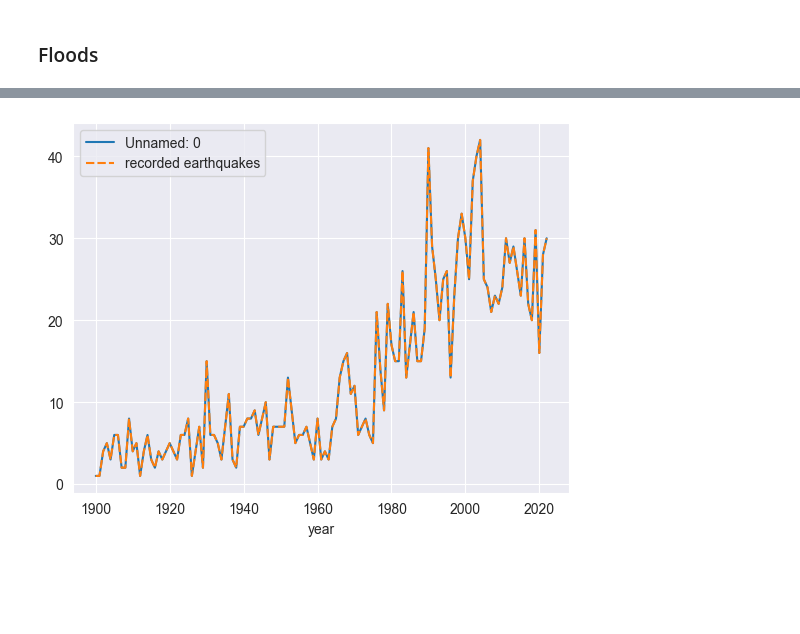
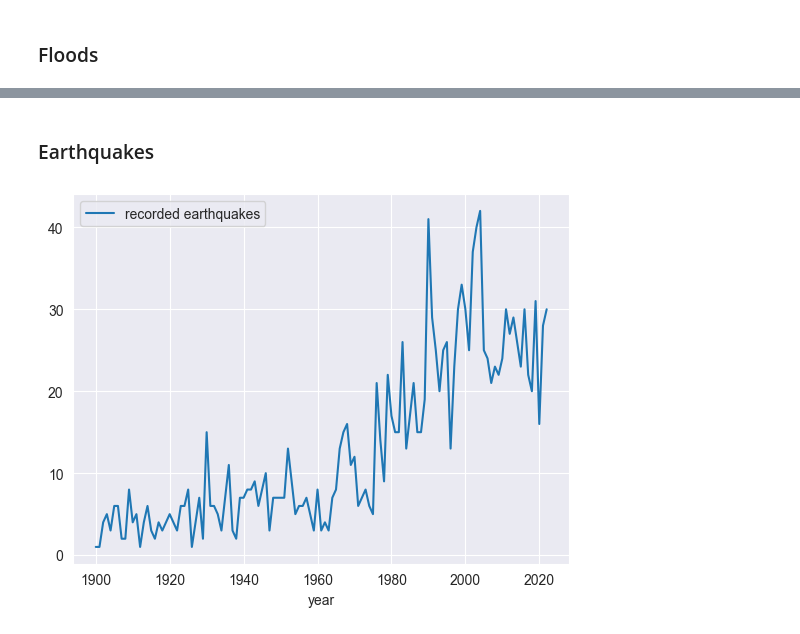
Before and after one commit to lukiwieser/natural-disasters-and-climate-change, a Jupyter notebook: disaster-analysis-paul.ipynb, the cells around one changed output, grey strips where cells are left out. Cells and saved outputs as stored; diff of their text form; code cells hidden in the pictures; blank space fills up the shorter version.

```diff
--- a/disaster-analysis-paul.ipynb
+++ b/disaster-analysis-paul.ipynb
@@ -205,7 +280,9 @@ plt.show()
+# %% [markdown]
+### Earthquakes
 # %%
-dis_earthquakes_per_year = dis_global[dis_global.type=="Earthquake"].groupby('year').agg('count').drop(["subtype", "deaths"], axis=1)
+dis_earthquakes_per_year = dis_global[dis_global.type=="Earthquake"].groupby('year').count().drop(["subtype", "deaths"], axis=1)
 dis_earthquakes_per_year.rename(columns={'type':'recorded earthquakes'}, inplace=True)
 sns.lineplot(data = dis_earthquakes_per_year)
 plt.show()
 # %% [output]
-[figure, old version]
+[figure, new version]
```
Also changed, not shown: parts of 31 cells of this notebook, 1 other file.
